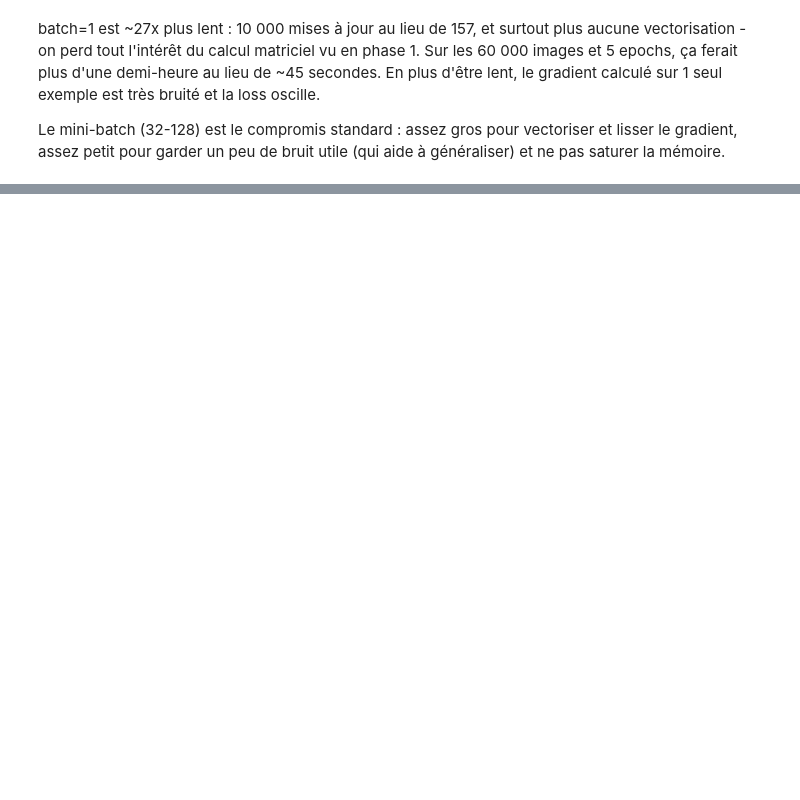
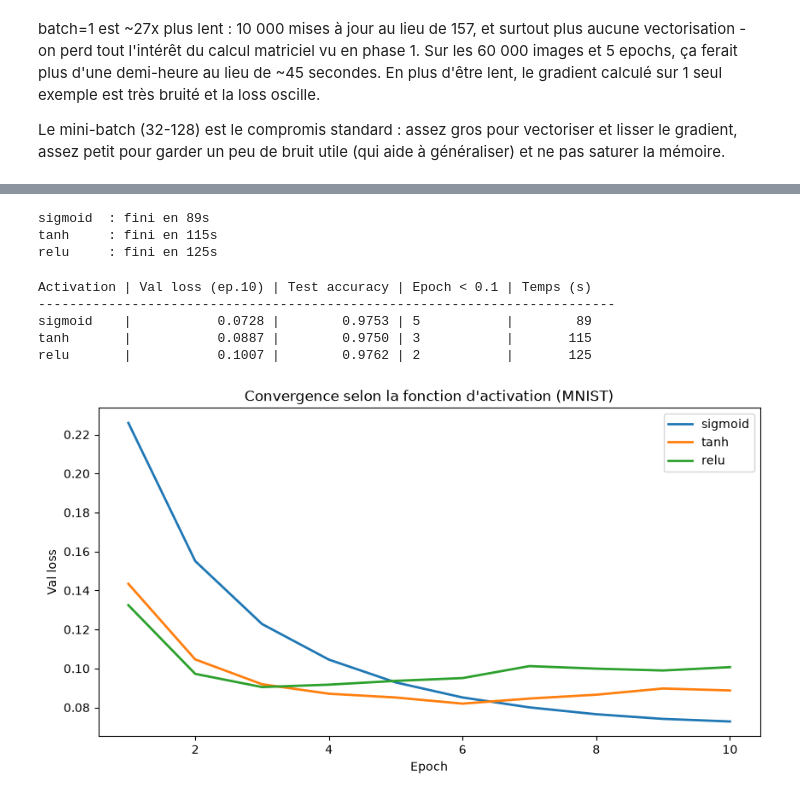
Before and after one commit to TheoKraichette/deeplearning-j1-pmc-from-scratch-Theo-KRAICHETTE, a Jupyter notebook: pmc_from_scratch.ipynb, the cells around one changed output, grey strips where cells are left out. Cells and saved outputs as stored; diff of their text form; code cells hidden in the pictures; blank space fills up the shorter version.

Commit message:
phase6: comparaison activations sigmoid/tanh/relu, tableau et courbe superposee

```diff
--- a/pmc_from_scratch.ipynb
+++ b/pmc_from_scratch.ipynb
@@ -631,0 +638,62 @@ Le mini-batch (32-128) est le compromis standard : assez gros pour vectoriser et
+# %%
+def build_mnist(activation):
+    tf.random.set_seed(42)   # même initialisation pour une comparaison équitable
+    m = keras.Sequential([
+        keras.Input(shape=(784,)),
+        keras.layers.Dense(128, activation=activation),
+        keras.layers.Dense(64, activation=activation),
+        keras.layers.Dense(10, activation='softmax'),
+    ])
+    m.compile(optimizer=keras.optimizers.Adam(learning_rate=0.001),
+              loss='sparse_categorical_crossentropy',
+              metrics=['accuracy'])
+    return m
+
+def run_activation(activation):
+    m = build_mnist(activation)
+    t = time.time()
+    h = m.fit(X_train, y_train, epochs=10, batch_size=64,
+              validation_split=0.1, verbose=0)
+    train_time = time.time() - t
+    test_loss, test_acc = m.evaluate(X_test, y_test, verbose=0)
+    val_losses = h.history['val_loss']
+    # première epoch où la val_loss passe sous 0.1 (ou N/A si jamais)
+    conv = next((i + 1 for i, v in enumerate(val_losses) if v < 0.1), "N/A")
+    return {'activation': str(activation), 'val_loss_final': val_losses[-1],
+            'test_accuracy': test_acc, 'convergence_epoch': conv,
+            'train_time_s': train_time, 'val_losses': val_losses}
+
+activations = ['sigmoid', 'tanh', 'relu']
+results = []
+histories = {}
+for act in activations:
+    r = run_activation(act)
+    results.append(r)
+    histories[act] = r['val_losses']
+    print(f"{act:8s} : fini en {r['train_time_s']:.0f}s")
+# %% [output]
+sigmoid  : fini en 89s
+tanh     : fini en 115s
+relu     : fini en 125s
+# %%
+print(f"{'Activation':10s} | {'Val loss (ep.10)':16s} | {'Test accuracy':13s} | {'Epoch < 0.1':11s} | {'Temps (s)':9s}")
+print("-" * 74)
+for r in results:
+    print(f"{r['activation']:10s} | {r['val_loss_final']:16.4f} | {r['test_accuracy']:13.4f} | {str(r['convergence_epoch']):11s} | {r['train_time_s']:9.0f}")
+# %% [output]
+Activation | Val loss (ep.10) | Test accuracy | Epoch < 0.1 | Temps (s)
+--------------------------------------------------------------------------
+sigmoid    |           0.0728 |        0.9753 | 5           |        89
+tanh       |           0.0887 |        0.9750 | 3           |       115
+relu       |           0.1007 |        0.9762 | 2           |       125
+# %%
+plt.figure(figsize=(10, 5))
+for act, vl in histories.items():
+    plt.plot(range(1, 11), vl, label=act, linewidth=2)
+plt.xlabel("Epoch"); plt.ylabel("Val loss")
+plt.title("Convergence selon la fonction d'activation (MNIST)")
+plt.legend()
+plt.savefig("phase6_activations_curve.png", dpi=100, bbox_inches='tight')
+plt.show()
+# %% [output]
+[figure, added]
```
Also changed, not shown: parts of 12 cells of this notebook, 2 other files.
